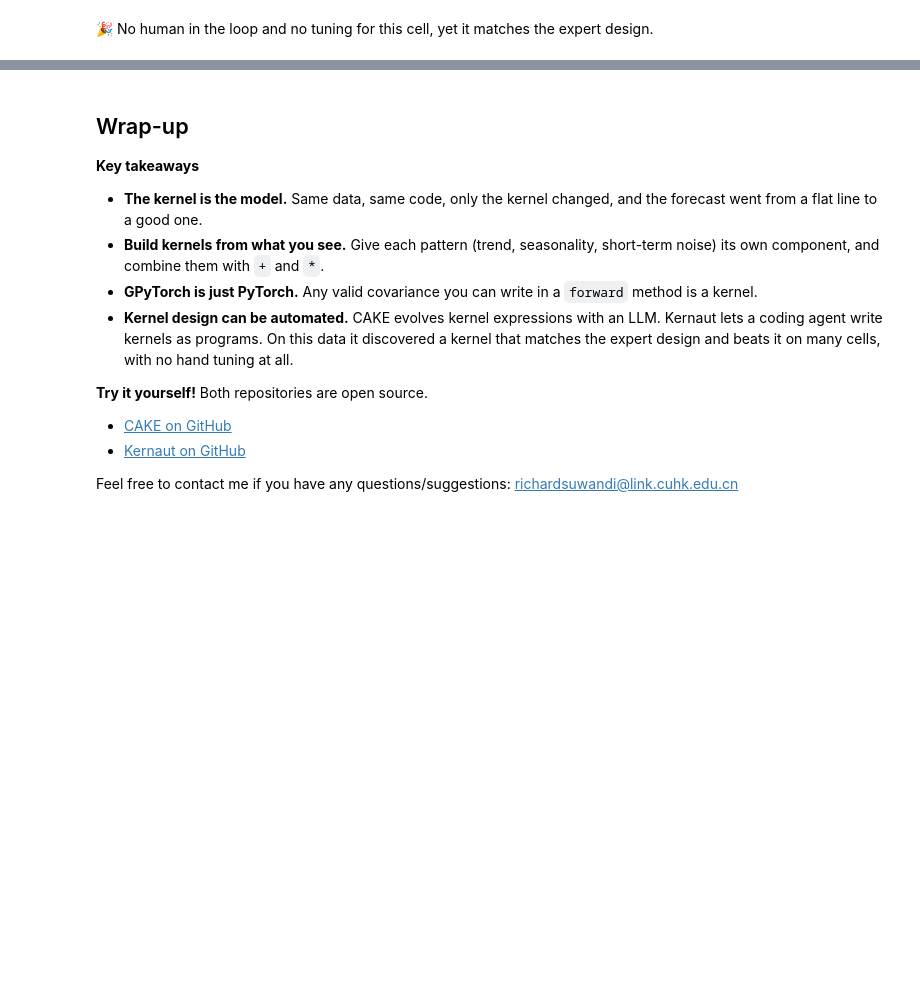
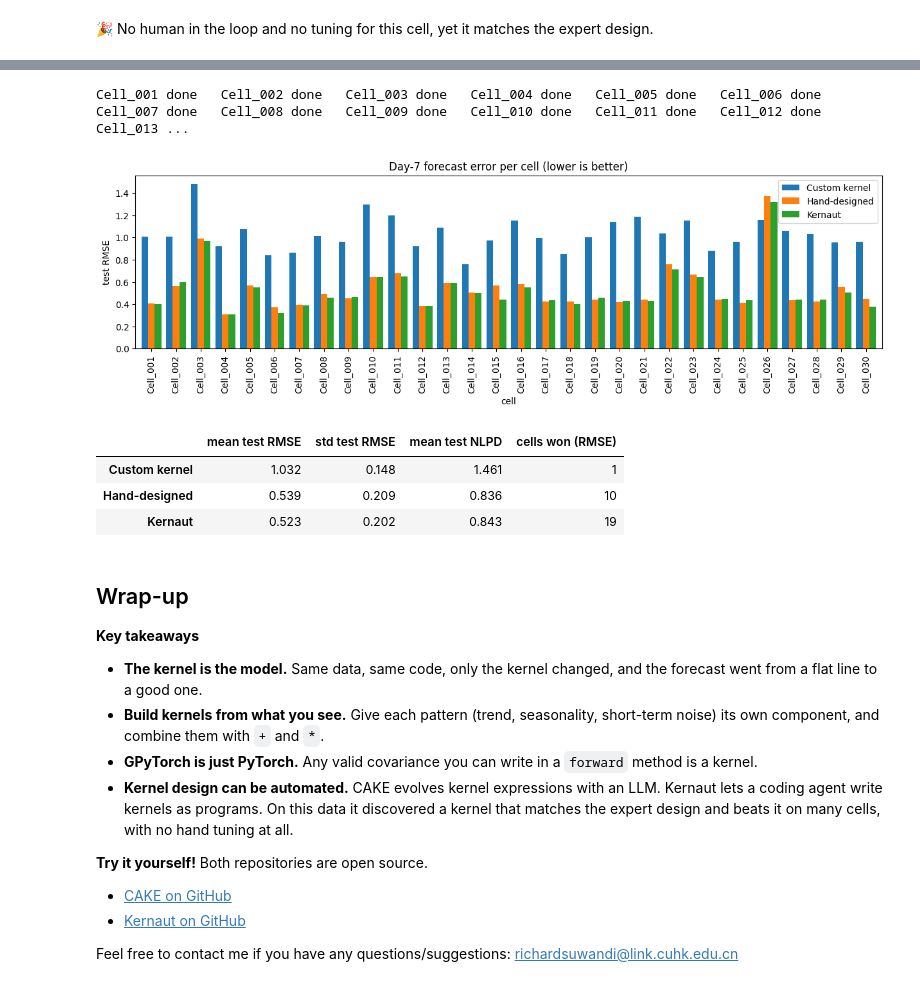
Before and after one commit to richardcsuwandi/gp-time-series-tutorial, a Jupyter notebook: gp_time_series_tutorial.ipynb, the cells around one changed output, grey strips where cells are left out. Saved outputs shown, nothing was run; the diff lists cells and outputs as text; code cells hidden in the pictures; blank space fills up the shorter version.

```diff
--- a/gp_time_series_tutorial.ipynb
+++ b/gp_time_series_tutorial.ipynb
@@ -631,3 +637,38 @@ pd.DataFrame({
+# %%
+contenders = {"Custom kernel": custom_kernel, "Hand-designed": hand_kernel, "Kernaut": kernaut_kernel}
+
+rmse_rows, nlpd_rows = [], []
+for cell in traffic.columns:
+    x_c, y_c, x_c_test, y_c_test, _, _ = load_cell(cell)
+    rmse_row, nlpd_row = {"cell": cell}, {"cell": cell}
+    for name, make in contenders.items():
+        model = train(GPModel(x_c, y_c, make()), verbose=False)
+        rmse_row[name], nlpd_row[name] = score(model, x_c_test, y_c_test)  # day-7 test scores
+    rmse_rows.append(rmse_row)
+    nlpd_rows.append(nlpd_row)
+    print(cell, "done", end="   ")
+
+rmse_board = pd.DataFrame(rmse_rows).set_index("cell")
+nlpd_board = pd.DataFrame(nlpd_rows).set_index("cell")
+
+rmse_board.plot.bar(figsize=(15, 3.5), width=0.8)
+plt.ylabel("test RMSE")
+plt.title("Day-7 forecast error per cell (lower is better)")
+plt.show()
+
+pd.DataFrame({
+    "mean test RMSE": rmse_board.mean(),
+    "std test RMSE": rmse_board.std(),
+    "mean test NLPD": nlpd_board.mean(),
+    "cells won (RMSE)": rmse_board.idxmin(axis=1).value_counts().reindex(rmse_board.columns, fill_value=0),
+}).round(3)
+# %% [output]
+Cell_001 done   Cell_002 done   Cell_003 done   Cell_004 done   Cell_005 done   Cell_006 done   Cell_007 done   Cell_008 done   Cell_009 done   Cell_010 done   Cell_011 done   Cell_012 done   Cell_013 ...
+[figure, added]
+|  | mean test RMSE | std test RMSE | mean test NLPD | cells won (RMSE) |
+| Custom kernel | 1.032 | 0.148 | 1.461 | 1 |
+| Hand-designed | 0.539 | 0.209 | 0.836 | 10 |
+| Kernaut | 0.523 | 0.202 | 0.843 | 19 |
 # %% [markdown]
 ## Wrap-up
 
```
Also changed, not shown: parts of 1 cell of this notebook.
